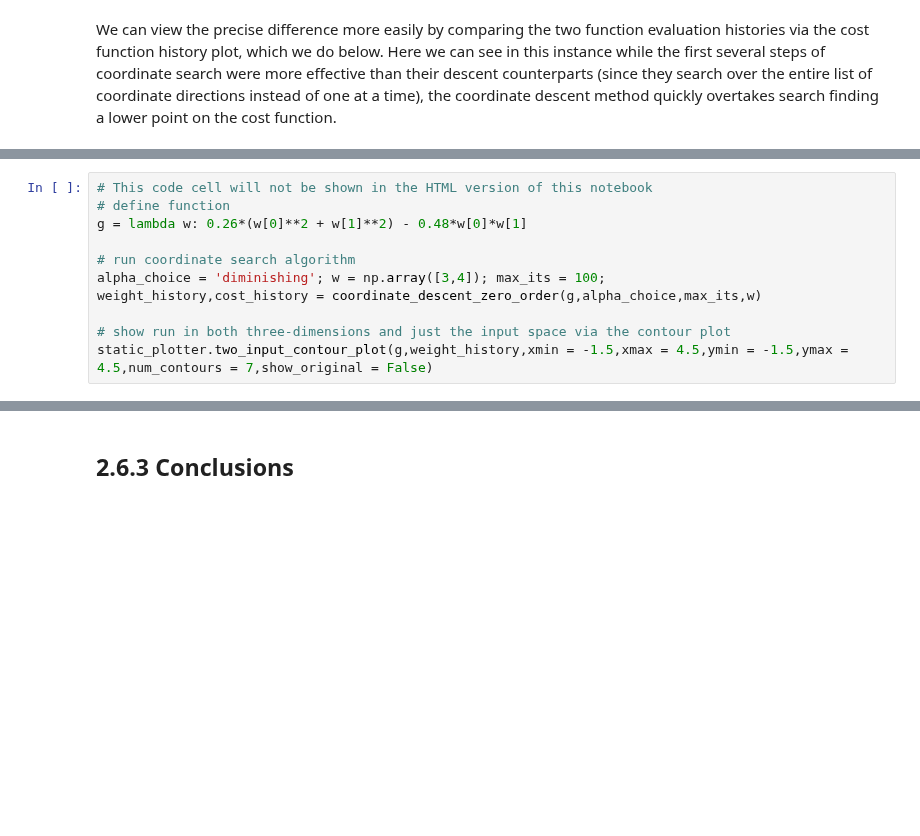
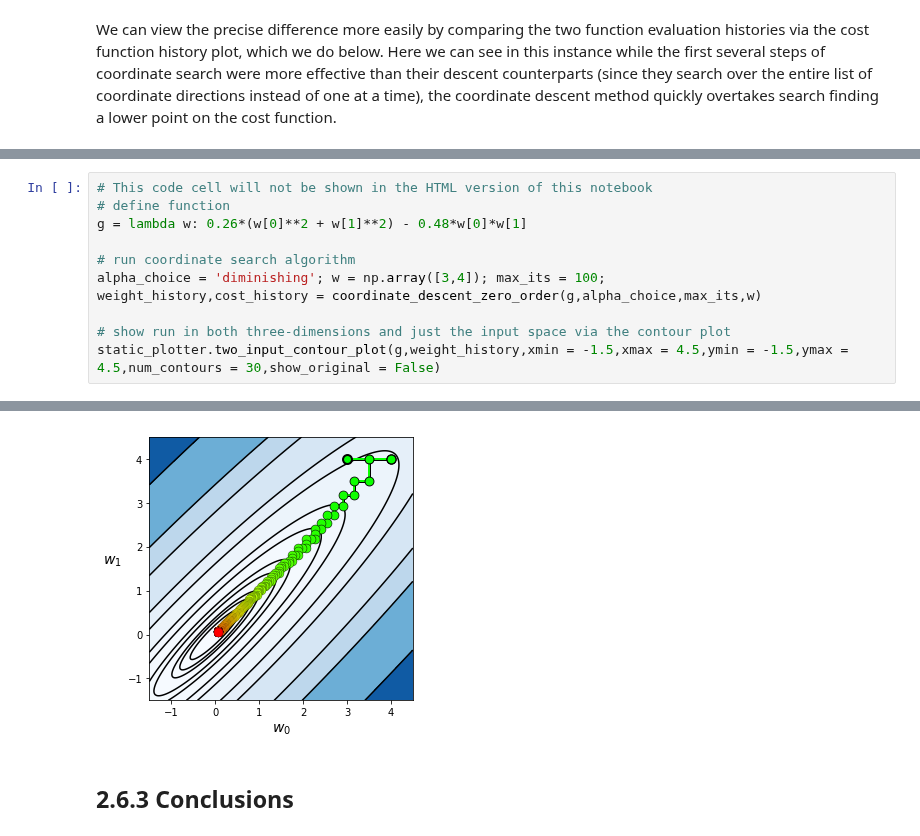
Before and after one commit to neonwatty/machine_learning_refined, a Jupyter notebook: notes/2_Zero_order_methods/2_6_Coordinate.ipynb, the cells around one changed output, grey strips where cells are left out. Cells and saved outputs as stored; diff of their text form; blank space fills up the shorter version.

```diff
--- a/notes/2_Zero_order_methods/2_6_Coordinate.ipynb
+++ b/notes/2_Zero_order_methods/2_6_Coordinate.ipynb
@@ -145,5 +202,5 @@ alpha_choice = 'diminishing'; w = np.array([3,4]); max_its = 100;
 weight_history,cost_history = coordinate_descent_zero_order(g,alpha_choice,max_its,w)
 
 # show run in both three-dimensions and just the input space via the contour plot
-static_plotter.two_input_contour_plot(g,weight_history,xmin = -1.5,xmax = 4.5,ymin = -1.5,ymax = 4.5,num_contours = 7,show_original = False)
+static_plotter.two_input_contour_plot(g,weight_history,xmin = -1.5,xmax = 4.5,ymin = -1.5,ymax = 4.5,num_contours = 30,show_original = False)
 # %% [output]
@@ -152,3 +207,4 @@ static_plotter.two_input_contour_plot(g,weight_history,xmin = -1.5,xmax = 4.5,ym
+[figure, added]
 # %% [markdown]
 ## 2.6.3  Conclusions
 # %% [markdown]
```
Also changed, not shown: parts of 6 cells of this notebook, 28 other files.
